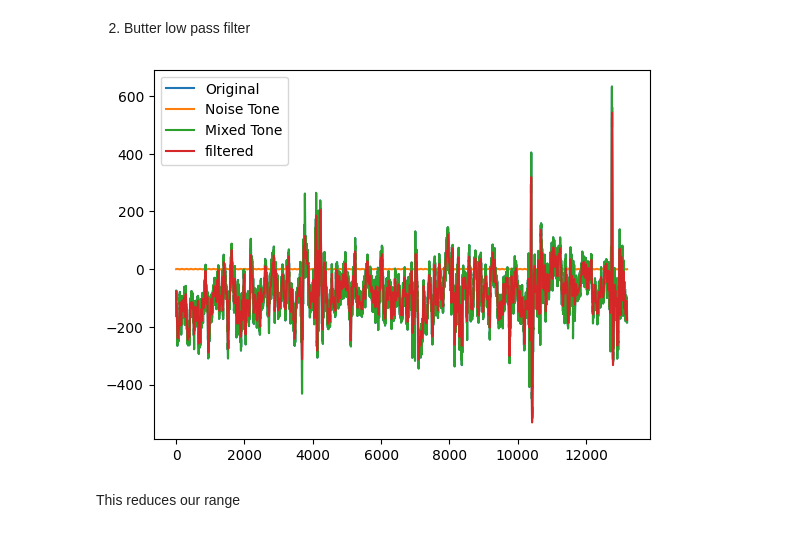
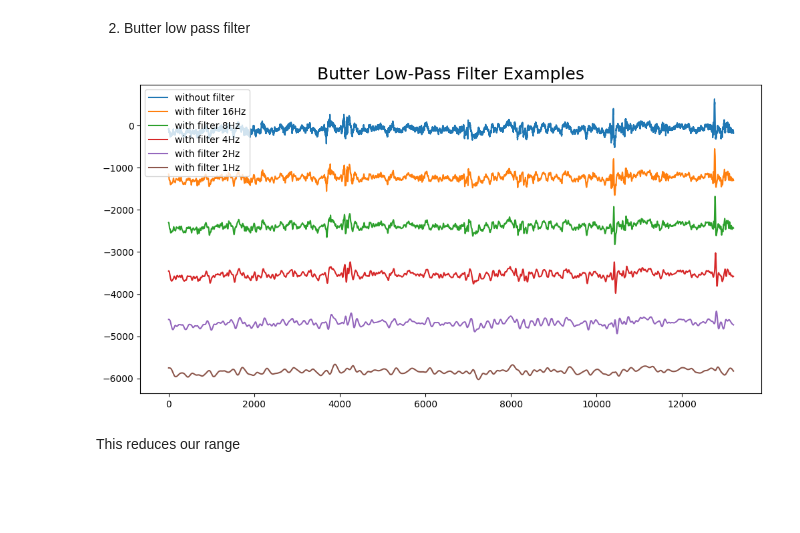
Before and after one commit to cwwelch/brain-waves-classification, a Jupyter notebook: doc.ipynb, the cells around one changed output. Drawn from its saved outputs; the diff is of its cells as text; code cells hidden in the pictures; blank space fills up the shorter version.

Commit message:
Butter Low Filter + WT

```diff
--- a/doc.ipynb
+++ b/doc.ipynb
@@ -148,27 +148,30 @@ plt.show()
 [figure]
 # %% [markdown]
 2. Butter low pass filter
-# %%
-import numpy as np
-import matplotlib.pyplot as plt
-import filters
-
-fs = 1000
-fc = 30  # Cut-off frequency of the filter
-plt.plot(df1.index, nice_tone, label='Original')
-
-plt.plot(df1.index, noise_tone, label='Noise Tone')
-
-mixed_tone = nice_tone + noise_tone
-plt.plot(df1.index, mixed_tone, label='Mixed Tone')
-
-output = filters.butter_low(mixed_tone,fs,fc)
-
-plt.plot(df1.index, output, label='filtered')
-plt.legend()
-plt.show()
-# %% [output]
-[figure, removed]
+# %%
+import filters
+
+FREQS = [1, 2, 4, 8, 16][::-1]
+x = df1.Fp1.values  # Convert Series to numpy array for proper indexing
+filtered_signals = [x]  # Initialize list with original signal
+
+# Apply filters
+for k in FREQS:
+    filtered_signals.append(filters.butter_lowpass_filter(x, cutoff_freq=k))
+
+plt.figure(figsize=(12,6))
+plt.plot(range(13_200), filtered_signals[0], label='without filter')
+
+# Plot the filtered signals with vertical offsets for better visualization
+for k in range(1, len(filtered_signals)):
+    offset = k * (filtered_signals[0].max() - filtered_signals[0].min())
+    plt.plot(range(13_200), filtered_signals[k] - offset, label=f'with filter {FREQS[k-1]}Hz')
+
+plt.legend()
+plt.title('Butter Low-Pass Filter Examples', size=18)
+plt.show()
+# %% [output]
+[figure, added]
 # %% [markdown]
 This reduces our range
 # %% [markdown]
```
Also changed, not shown: parts of 3 cells of this notebook, 1 other file.
